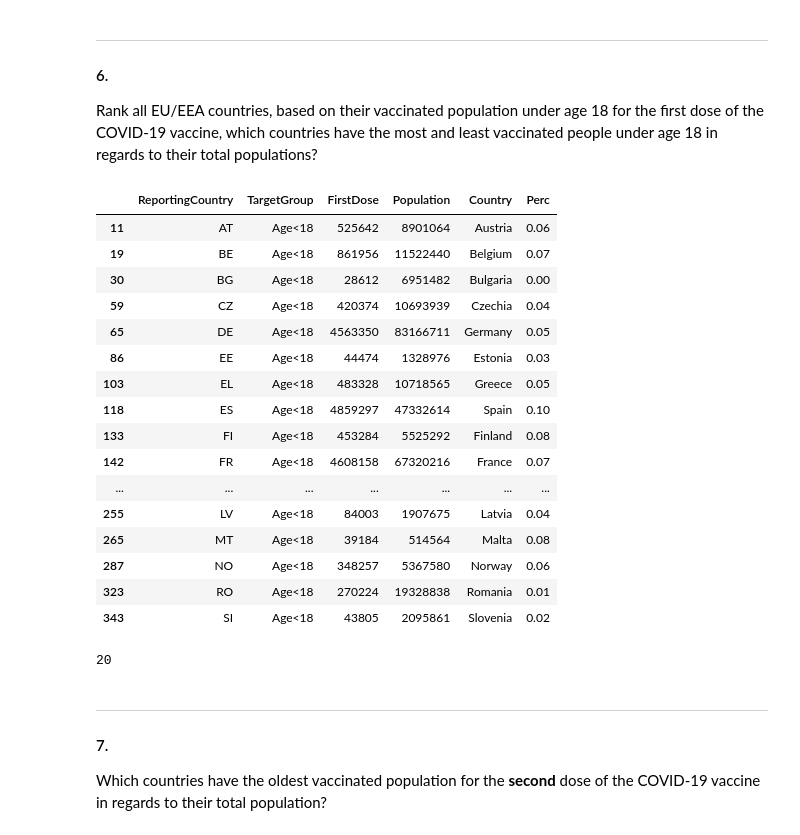
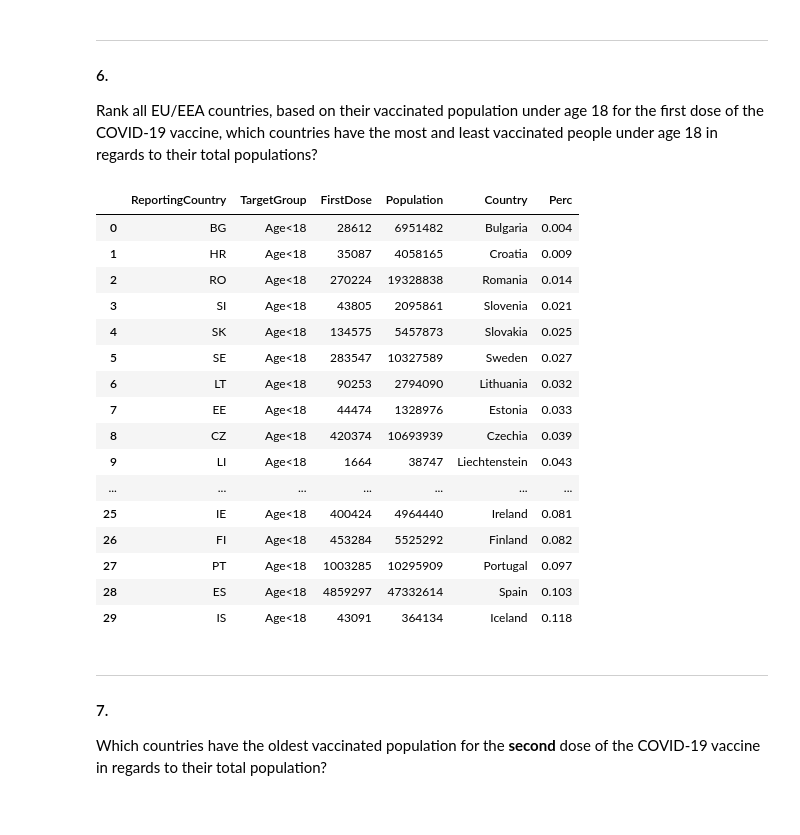
Before and after one commit to Globose/dv1597, a Jupyter notebook: a2/book.ipynb, the cells around one changed output. Cells and saved outputs as stored; diff of their text form; code cells hidden in the pictures.

```diff
--- a/a2/book.ipynb
+++ b/a2/book.ipynb
@@ -133,0 +146,10 @@ print(name_dict)
+# %%
+# Columns where NaN is to be replaced with 0
+num_cols = ['NumberDosesReceived','NumberDosesExported','FirstDose','FirstDoseRefused','SecondDose','DoseAdditional1','DoseAdditional2','DoseAdditional3','DoseAdditional4','DoseAdditional5','UnknownDose']
+
+# Drop regional data
+df_vaccination = df_vaccination.drop(df_vaccination[df_vaccination['Region'] != df_vaccination['ReportingCountry']].index)
+
+# Replace NaN with zero for selected columns
+for column in num_cols:
+    df_vaccination[column] = df_vaccination[column].fillna(0)
@@ -415,65 +463,41 @@ df_skepticism
 #### 6.
 Rank all EU/EEA countries, based on their vaccinated population under age 18 for the first dose of the COVID-19 vaccine, which countries have the most and least vaccinated people under age 18 in regards to their total populations?
 # %%
-# # Al stupid
-# target_drops = []
-# target_drops.extend(['Age<18'])
-# target_drops.extend(['Age18_24','Age25_49','Age50_59','Age60_69', 'Age70_79','Age80+'])
-# target_drops.extend(['1_Age<60', '1_Age60+'])
-# target_drops.extend(['ALL', 'HCW', 'LTCF', 'AgeUNK'])
-# # target_drops.extend(['Age0_4', 'Age5_9', 'Age10_14', 'Age15_17'])
-
 # Copy dataset
 df6 = df_vaccination.copy()
-
-# Remove local regions
-# df6 = df6.drop(df6[df6['Region'] != df6['ReportingCountry']].index)
-# for target in target_drops:
-#     df6 = df6.drop(df6[df6['TargetGroup'] == target].index)
-
-# Drop 18+ ages
-# df61 = df6.copy()
-# df18 = df6.drop(df6[df6['TargetGroup'] != 'Age<18'].index)
 
 # Groupby first dose
 df6g = df6.groupby(['ReportingCountry','TargetGroup'])['FirstDose'].sum().reset_index()
 df6g = df6g.loc[df6g['TargetGroup'] == 'Age<18']
-# df18g = df18.groupby('ReportingCountry')['FirstDose'].sum().reset_index()
 
 # Add Population data and country name
 df6g['Population'] =df6g['ReportingCountry'].map(pop_dict)
 df6g['Country'] =df6g['ReportingCountry'].map(name_dict)
-# df18g['Population'] = df18g['ReportingCountry'].map(pop_dict)
-# df18g['Country'] =df18g['ReportingCountry'].map(name_dict)
 
 # Calculate percentage of total population
-df6g['Perc'] = (df6g['FirstDose']/df6g['Population']).round(2)
-# df18g['Perc'] = (df18g['FirstDose']/df18g['Population']).round(2)
+df6g['Perc'] = (df6g['FirstDose']/df6g['Population']).round(3)
 
 # Sort
-# df6g = df6g.sort_values('Perc').reset_index(drop=True)
+df6g = df6g.sort_values('Perc').reset_index(drop=True)
 display(df6g)
-print(len(df6g))
-# display(df18g)
 # %% [output]
 |  | ReportingCountry | TargetGroup | FirstDose | Population | Country | Perc |
-| 11 | AT | Age<18 | 525642 | 8901064 | Austria | 0.06 |
-| 19 | BE | Age<18 | 861956 | 11522440 | Belgium | 0.07 |
-| 30 | BG | Age<18 | 28612 | 6951482 | Bulgaria | 0.00 |
-| 59 | CZ | Age<18 | 420374 | 10693939 | Czechia | 0.04 |
-| 65 | DE | Age<18 | 4563350 | 83166711 | Germany | 0.05 |
-| 86 | EE | Age<18 | 44474 | 1328976 | Estonia | 0.03 |
-| 103 | EL | Age<18 | 483328 | 10718565 | Greece | 0.05 |
-| 118 | ES | Age<18 | 4859297 | 47332614 | Spain | 0.10 |
-| 133 | FI | Age<18 | 453284 | 5525292 | Finland | 0.08 |
-| 142 | FR | Age<18 | 4608158 | 67320216 | France | 0.07 |
+| 0 | BG | Age<18 | 28612 | 6951482 | Bulgaria | 0.004 |
+| 1 | HR | Age<18 | 35087 | 4058165 | Croatia | 0.009 |
+| 2 | RO | Age<18 | 270224 | 19328838 | Romania | 0.014 |
+| 3 | SI | Age<18 | 43805 | 2095861 | Slovenia | 0.021 |
+| 4 | SK | Age<18 | 134575 | 5457873 | Slovakia | 0.025 |
+| 5 | SE | Age<18 | 283547 | 10327589 | Sweden | 0.027 |
+| 6 | LT | Age<18 | 90253 | 2794090 | Lithuania | 0.032 |
+| 7 | EE | Age<18 | 44474 | 1328976 | Estonia | 0.033 |
+| 8 | CZ | Age<18 | 420374 | 10693939 | Czechia | 0.039 |
+| 9 | LI | Age<18 | 1664 | 38747 | Liechtenstein | 0.043 |
 | ... | ... | ... | ... | ... | ... | ... |
-| 255 | LV | Age<18 | 84003 | 1907675 | Latvia | 0.04 |
-| 265 | MT | Age<18 | 39184 | 514564 | Malta | 0.08 |
-| 287 | NO | Age<18 | 348257 | 5367580 | Norway | 0.06 |
-| 323 | RO | Age<18 | 270224 | 19328838 | Romania | 0.01 |
-| 343 | SI | Age<18 | 43805 | 2095861 | Slovenia | 0.02 |
+| 25 | IE | Age<18 | 400424 | 4964440 | Ireland | 0.081 |
+| 26 | FI | Age<18 | 453284 | 5525292 | Finland | 0.082 |
+| 27 | PT | Age<18 | 1003285 | 10295909 | Portugal | 0.097 |
+| 28 | ES | Age<18 | 4859297 | 47332614 | Spain | 0.103 |
+| 29 | IS | Age<18 | 43091 | 364134 | Iceland | 0.118 |
-20
 # %% [markdown]
 ***
 #### 7.
```
Also changed, not shown: parts of 12 cells of this notebook.
